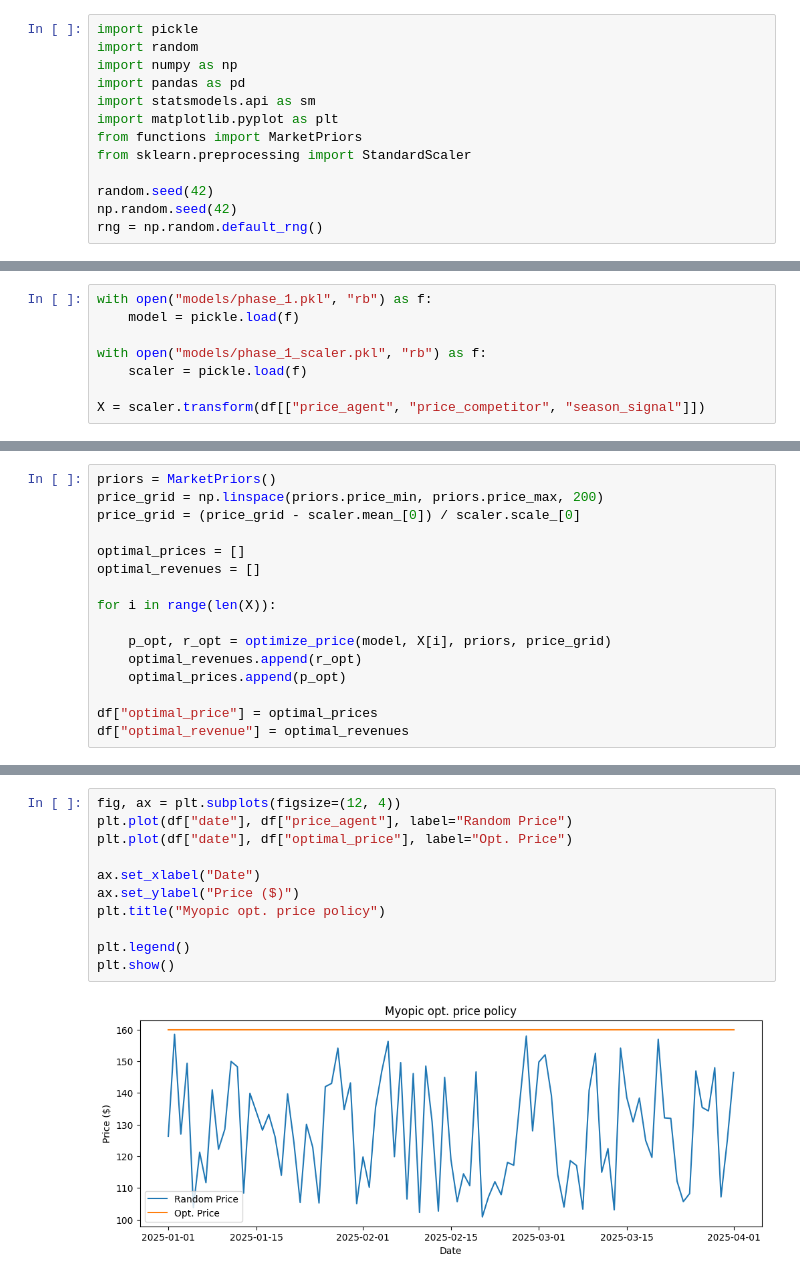
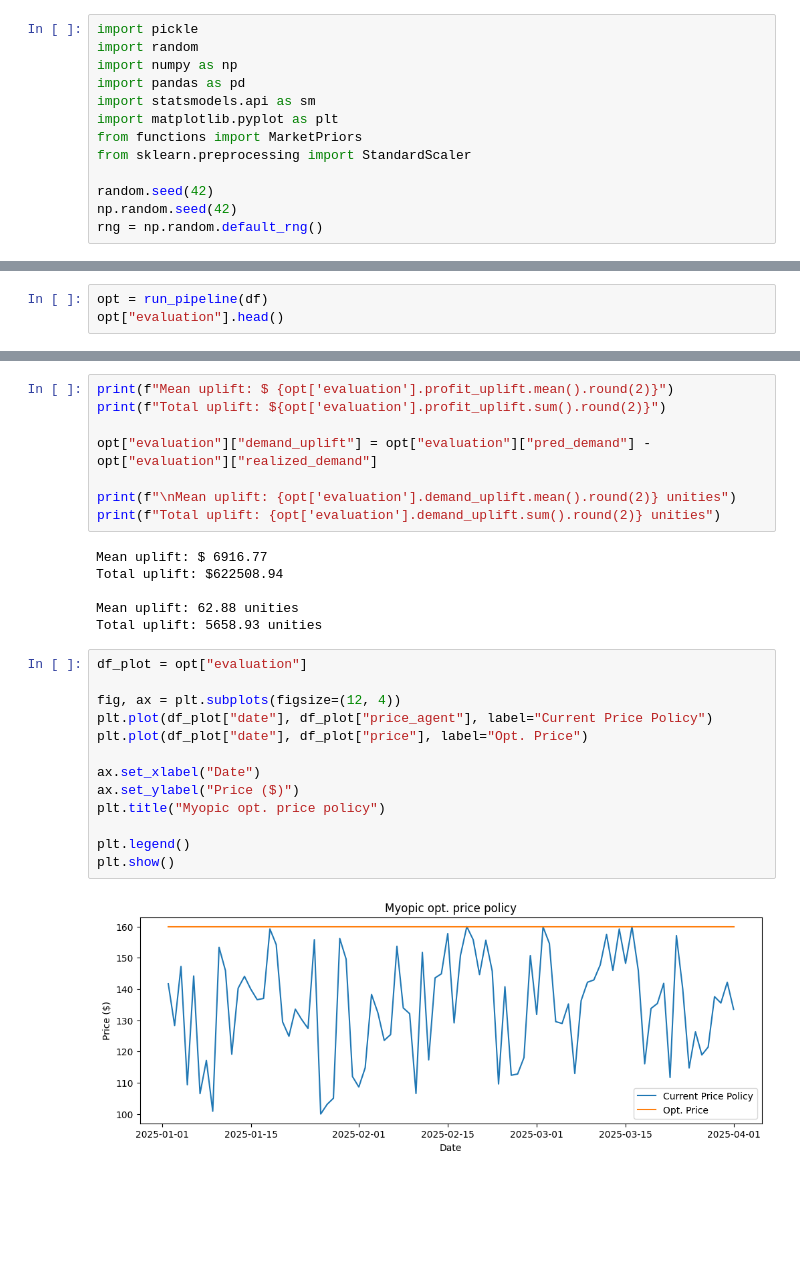
Before and after one commit to brenospires/data-science-examples, a Jupyter notebook: Pricing/2_dynamic_pricing_with_rl/phase_2.ipynb, the cells around one changed output, grey strips where cells are left out. Cells and saved outputs as stored; diff of their text form; blank space fills up the shorter version.

```diff
--- a/Pricing/2_dynamic_pricing_with_rl/phase_2.ipynb
+++ b/Pricing/2_dynamic_pricing_with_rl/phase_2.ipynb
@@ -57,8 +56,0 @@ df.tail()
-# %%
-with open("models/phase_1.pkl", "rb") as f:
-    model = pickle.load(f)
-
-with open("models/phase_1_scaler.pkl", "rb") as f:
-    scaler = pickle.load(f)
-
-X = scaler.transform(df[["price_agent", "price_competitor", "season_signal"]])
@@ -89,16 +56,0 @@ def optimize_price(model, X_row, priors, price_grid):
-# %%
-priors = MarketPriors()
-price_grid = np.linspace(priors.price_min, priors.price_max, 200)
-price_grid = (price_grid - scaler.mean_[0]) / scaler.scale_[0]
-
-optimal_prices = []
-optimal_revenues = []
-
-for i in range(len(X)):
-
-    p_opt, r_opt = optimize_price(model, X[i], priors, price_grid)
-    optimal_revenues.append(r_opt)
-    optimal_prices.append(p_opt)
-
-df["optimal_price"] = optimal_prices
-df["optimal_revenue"] = optimal_revenues
@@ -110,0 +232,3 @@ Total revenue uplift: 325435.77
+# %%
+opt = run_pipeline(df)
+opt["evaluation"].head()
@@ -111,13 +244,29 @@ Total revenue uplift: 325435.77
+# %%
+print(f"Mean uplift: $ {opt['evaluation'].profit_uplift.mean().round(2)}")
+print(f"Total uplift: ${opt['evaluation'].profit_uplift.sum().round(2)}")
+
+opt["evaluation"]["demand_uplift"] = opt["evaluation"]["pred_demand"] - opt["evaluation"]["realized_demand"]
+
+print(f"\nMean uplift: {opt['evaluation'].demand_uplift.mean().round(2)} unities")
+print(f"Total uplift: {opt['evaluation'].demand_uplift.sum().round(2)} unities")
+# %% [output]
+Mean uplift: $ 6916.77
+Total uplift: $622508.94
+
+Mean uplift: 62.88 unities
+Total uplift: 5658.93 unities
 # %%
+df_plot = opt["evaluation"]
+
 fig, ax = plt.subplots(figsize=(12, 4))
-plt.plot(df["date"], df["price_agent"], label="Random Price")
-plt.plot(df["date"], df["optimal_price"], label="Opt. Price")
+plt.plot(df_plot["date"], df_plot["price_agent"], label="Current Price Policy")
+plt.plot(df_plot["date"], df_plot["price"], label="Opt. Price")
 
 ax.set_xlabel("Date")
 ax.set_ylabel("Price ($)")
 plt.title("Myopic opt. price policy")
 
 plt.legend()
 plt.show()
 # %% [output]
-[figure, old version]
+[figure, new version]
```
Also changed, not shown: parts of 9 cells of this notebook, 1 other file.
